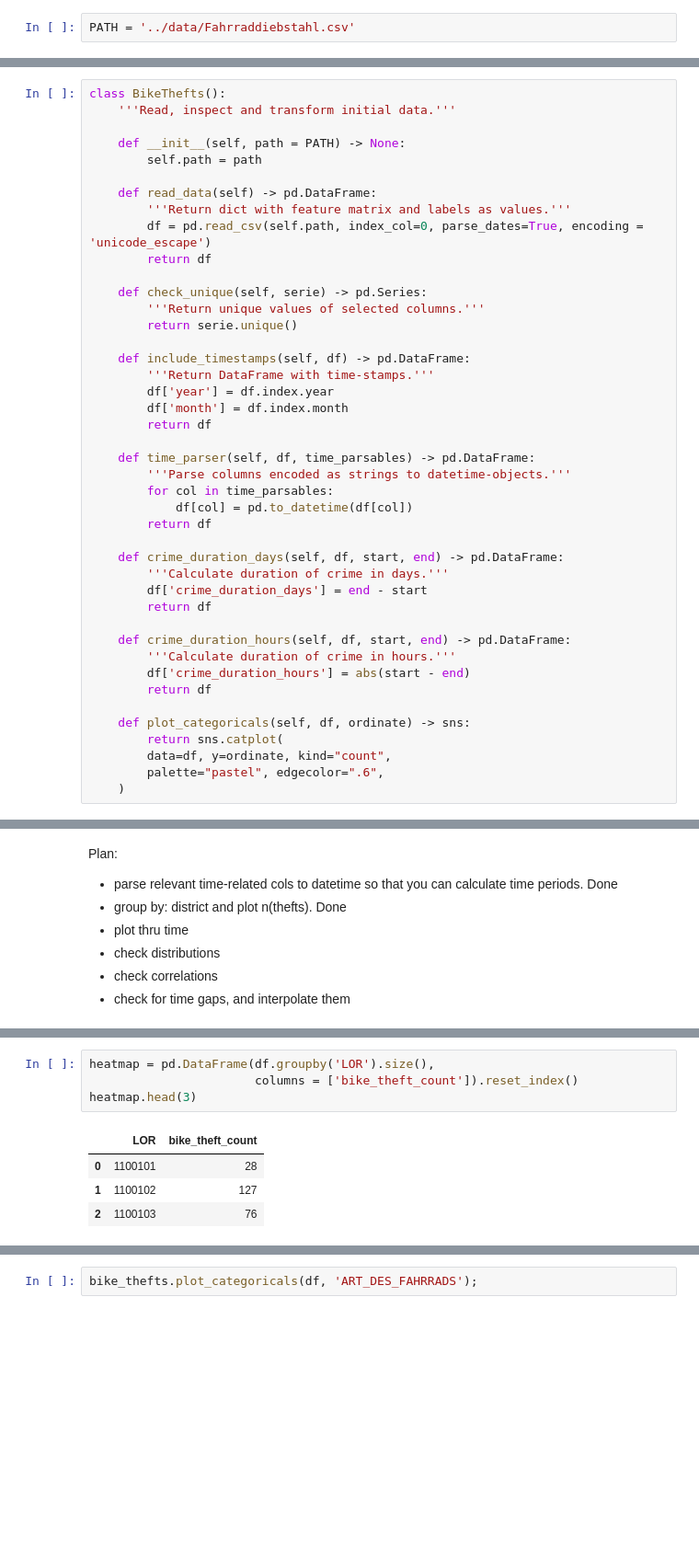
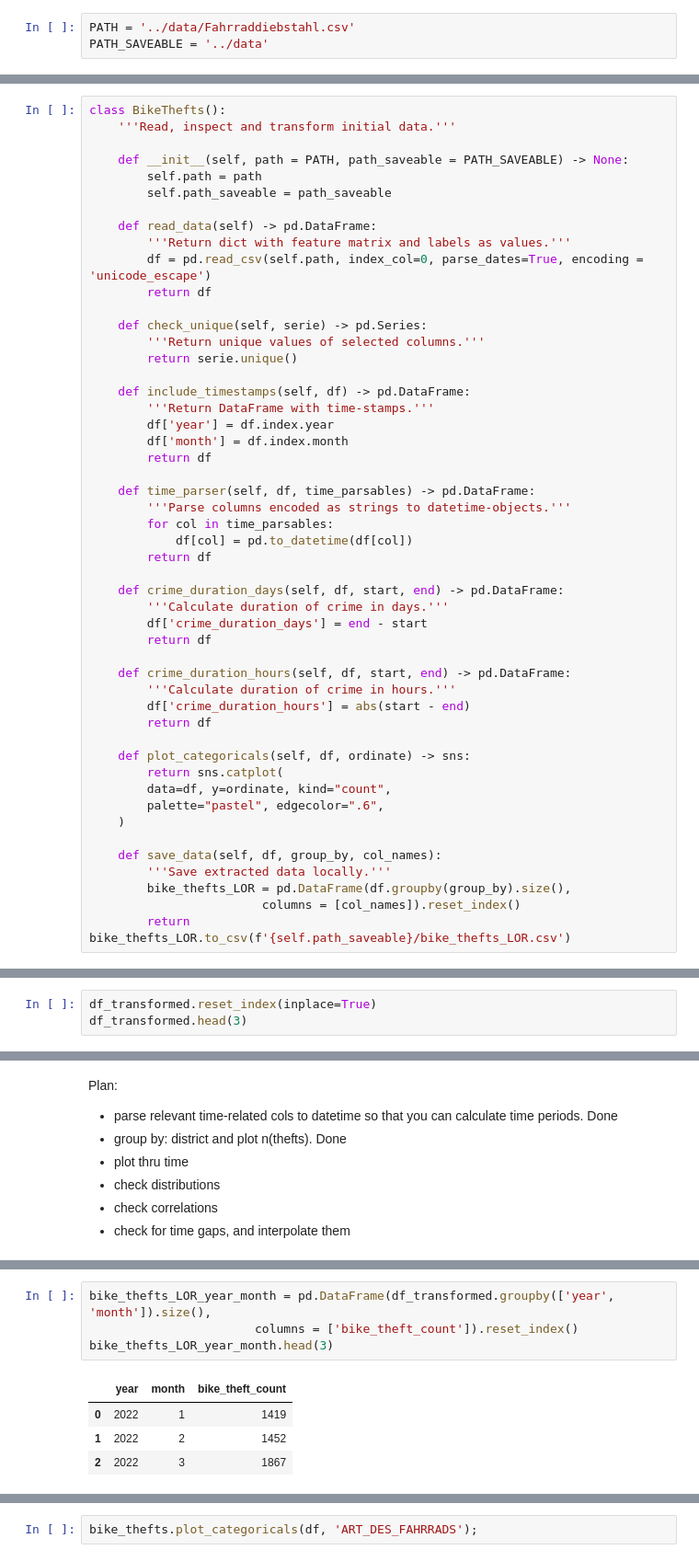
Before and after one commit to cpumarfrohberg/analyze_bike_thefts, a Jupyter notebook: EDA/bike_thefts.ipynb, the cells around one changed output, grey strips where cells are left out. Shown at 92% size. Cells and saved outputs as stored; diff of their text form; blank space fills up the shorter version.

Commit message:
refactor BikeThefts class

```diff
--- a/EDA/bike_thefts.ipynb
+++ b/EDA/bike_thefts.ipynb
@@ -10,6 +10,7 @@ import warnings
 warnings.filterwarnings('ignore')
 # %%
 PATH = '../data/Fahrraddiebstahl.csv'
+PATH_SAVEABLE = '../data'
 # %%
 time_parsable = ['TATZEIT_ANFANG_DATUM', 'TATZEIT_ENDE_DATUM']
 # %% [markdown]
@@ -18,8 +19,9 @@ time_parsable = ['TATZEIT_ANFANG_DATUM', 'TATZEIT_ENDE_DATUM']
 class BikeThefts():
     '''Read, inspect and transform initial data.'''
 
-    def __init__(self, path = PATH) -> None:
+    def __init__(self, path = PATH, path_saveable = PATH_SAVEABLE) -> None:
         self.path = path
+        self.path_saveable = path_saveable
 
     def read_data(self) -> pd.DataFrame:
         '''Return dict with feature matrix and labels as values.'''
@@ -57,6 +59,12 @@ class BikeThefts():
         data=df, y=ordinate, kind="count",
         palette="pastel", edgecolor=".6",
     )
+
+    def save_data(self, df, group_by, col_names):
+        '''Save extracted data locally.'''
+        bike_thefts_LOR = pd.DataFrame(df.groupby(group_by).size(),
+                        columns = [col_names]).reset_index()
+        return bike_thefts_LOR.to_csv(f'{self.path_saveable}/bike_thefts_LOR.csv')
 # %% [markdown]
 ## Inspect
 # %%
@@ -173,3 +181,6 @@ bike_thefts.check_unique(df_transformed['crime_duration_hours'])  # check: can t
 # %% [output]
 array([11, 16, 17,  0, 10, 22,  4,  1,  9,  2,  7,  5,  3,  6, 23,  8, 20,
        14, 12, 13, 15, 19, 18, 21])
+# %%
+df_transformed.reset_index(inplace=True)
+df_transformed.head(3)
@@ -186,10 +210,10 @@ Plan:
 # %%
-heatmap = pd.DataFrame(df.groupby('LOR').size(),
+bike_thefts_LOR_year_month = pd.DataFrame(df_transformed.groupby(['year', 'month']).size(),
                        columns = ['bike_theft_count']).reset_index()
-heatmap.head(3)
+bike_thefts_LOR_year_month.head(3)
 # %% [output]
-|  | LOR | bike_theft_count |
-| 0 | 1100101 | 28 |
-| 1 | 1100102 | 127 |
-| 2 | 1100103 | 76 |
+|  | year | month | bike_theft_count |
+| 0 | 2022 | 1 | 1419 |
+| 1 | 2022 | 2 | 1452 |
+| 2 | 2022 | 3 | 1867 |
 # %%
```
Also changed, not shown: parts of 7 cells of this notebook.
